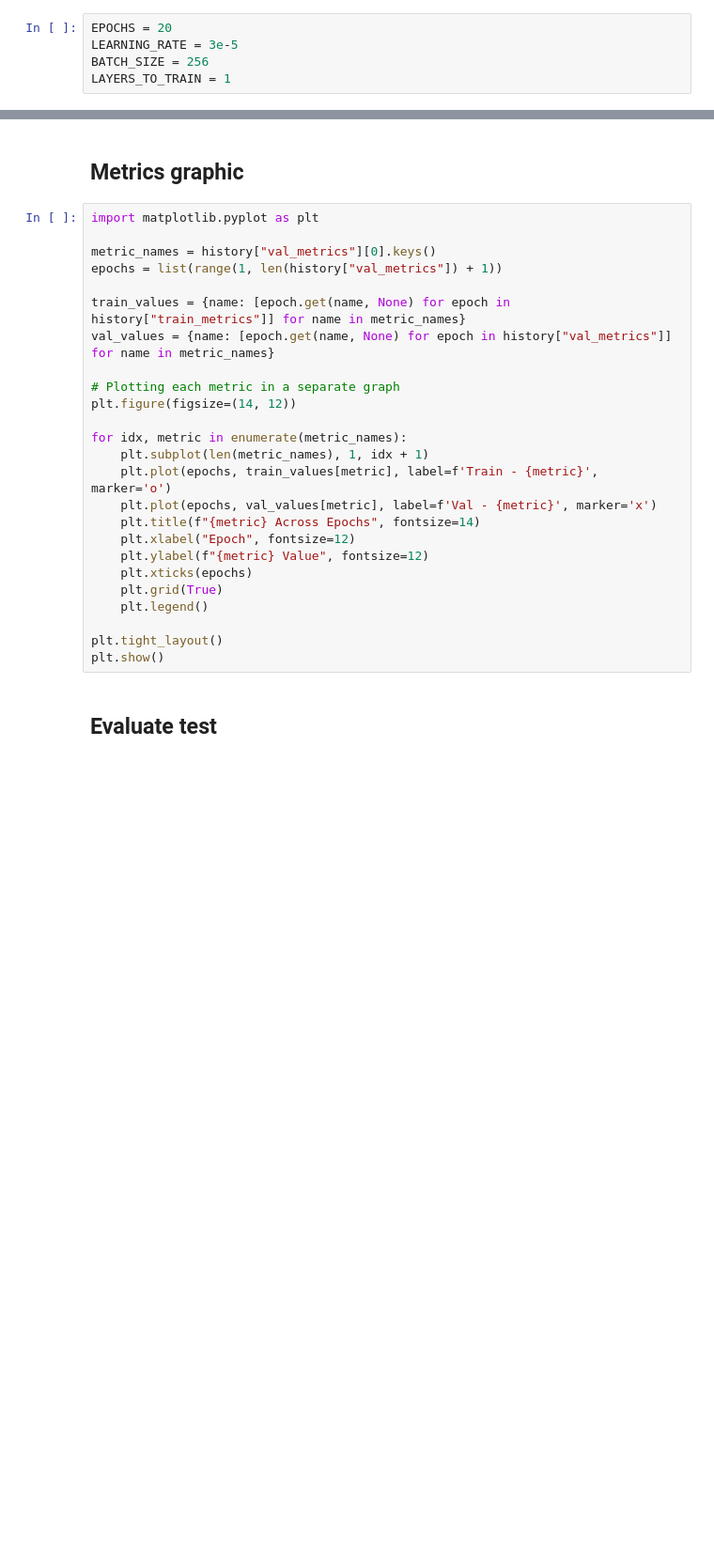
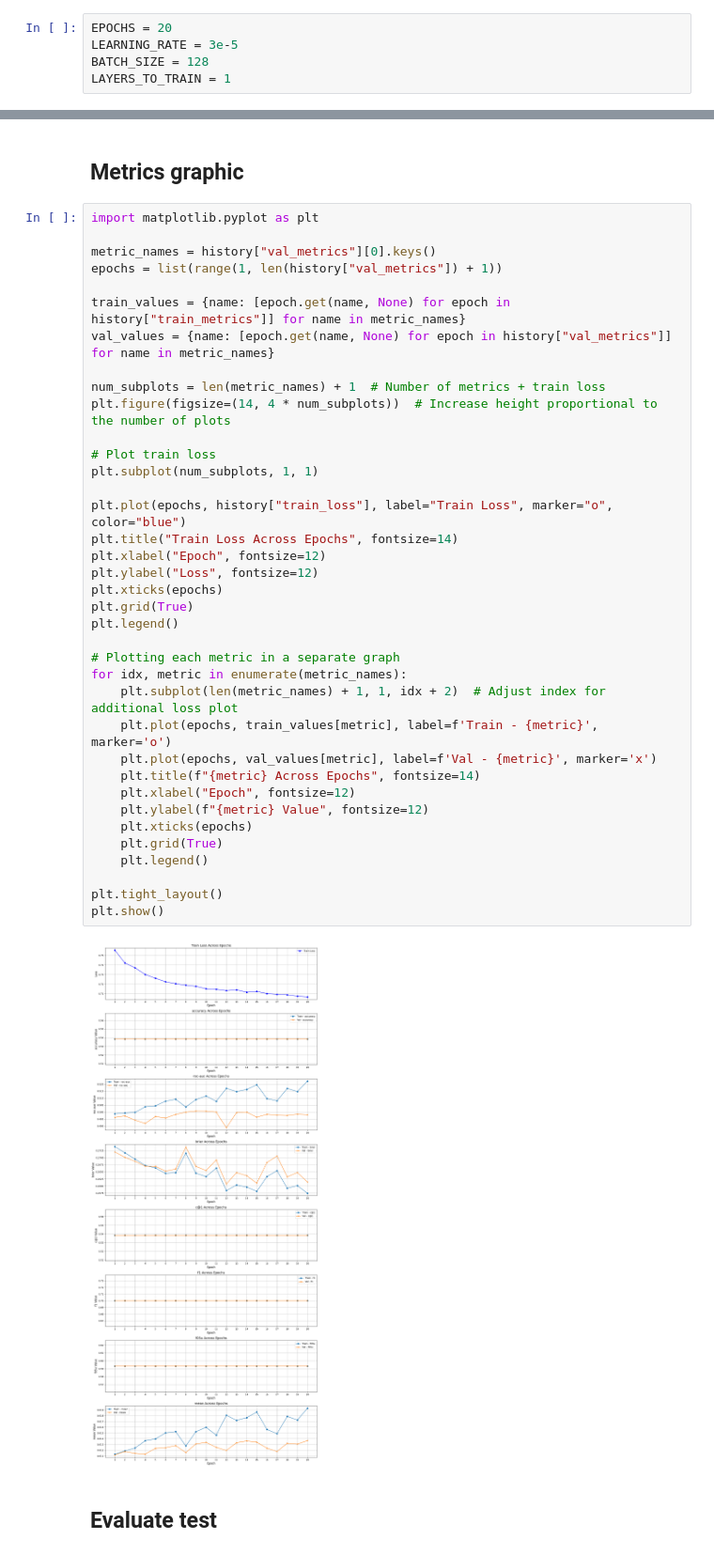
Before and after one commit to hugojigarcia/Generative-AI-Authorship-Verification, a Jupyter notebook: Modelo Siames - Preentrenado.ipynb, the cells around one changed output, grey strips where cells are left out. Shown: that part at 94% size. Cells and saved outputs as stored; diff of their text form; blank space fills up the shorter version.

```diff
--- a/Modelo Siames - Preentrenado.ipynb
+++ b/Modelo Siames - Preentrenado.ipynb
@@ -7,7 +7,7 @@ Integrantes del equipo:
 # %%
 EPOCHS = 20
 LEARNING_RATE = 3e-5
-BATCH_SIZE = 256
+BATCH_SIZE = 128
 LAYERS_TO_TRAIN = 1
 # %%
 ai_generated_path = "pan24-generative-authorship-news/machines"
@@ -662,28 +907,42 @@ history["val_metrics"]
 # %%
 import matplotlib.pyplot as plt
 
 metric_names = history["val_metrics"][0].keys()
 epochs = list(range(1, len(history["val_metrics"]) + 1))
 
 train_values = {name: [epoch.get(name, None) for epoch in history["train_metrics"]] for name in metric_names}
 val_values = {name: [epoch.get(name, None) for epoch in history["val_metrics"]] for name in metric_names}
 
+num_subplots = len(metric_names) + 1  # Number of metrics + train loss
+plt.figure(figsize=(14, 4 * num_subplots))  # Increase height proportional to the number of plots
+
+# Plot train loss
+plt.subplot(num_subplots, 1, 1)
+
+plt.plot(epochs, history["train_loss"], label="Train Loss", marker="o", color="blue")
+plt.title("Train Loss Across Epochs", fontsize=14)
+plt.xlabel("Epoch", fontsize=12)
+plt.ylabel("Loss", fontsize=12)
+plt.xticks(epochs)
+plt.grid(True)
+plt.legend()
+
 # Plotting each metric in a separate graph
-plt.figure(figsize=(14, 12))
-
 for idx, metric in enumerate(metric_names):
-    plt.subplot(len(metric_names), 1, idx + 1)
+    plt.subplot(len(metric_names) + 1, 1, idx + 2)  # Adjust index for additional loss plot
     plt.plot(epochs, train_values[metric], label=f'Train - {metric}', marker='o')
     plt.plot(epochs, val_values[metric], label=f'Val - {metric}', marker='x')
     plt.title(f"{metric} Across Epochs", fontsize=14)
     plt.xlabel("Epoch", fontsize=12)
     plt.ylabel(f"{metric} Value", fontsize=12)
     plt.xticks(epochs)
     plt.grid(True)
     plt.legend()
 
 plt.tight_layout()
 plt.show()
+# %% [output]
+[figure, added]
 # %% [markdown]
 ## Evaluate test
 # %%
```
Also changed, not shown: parts of 5 cells of this notebook, 2 other files.
